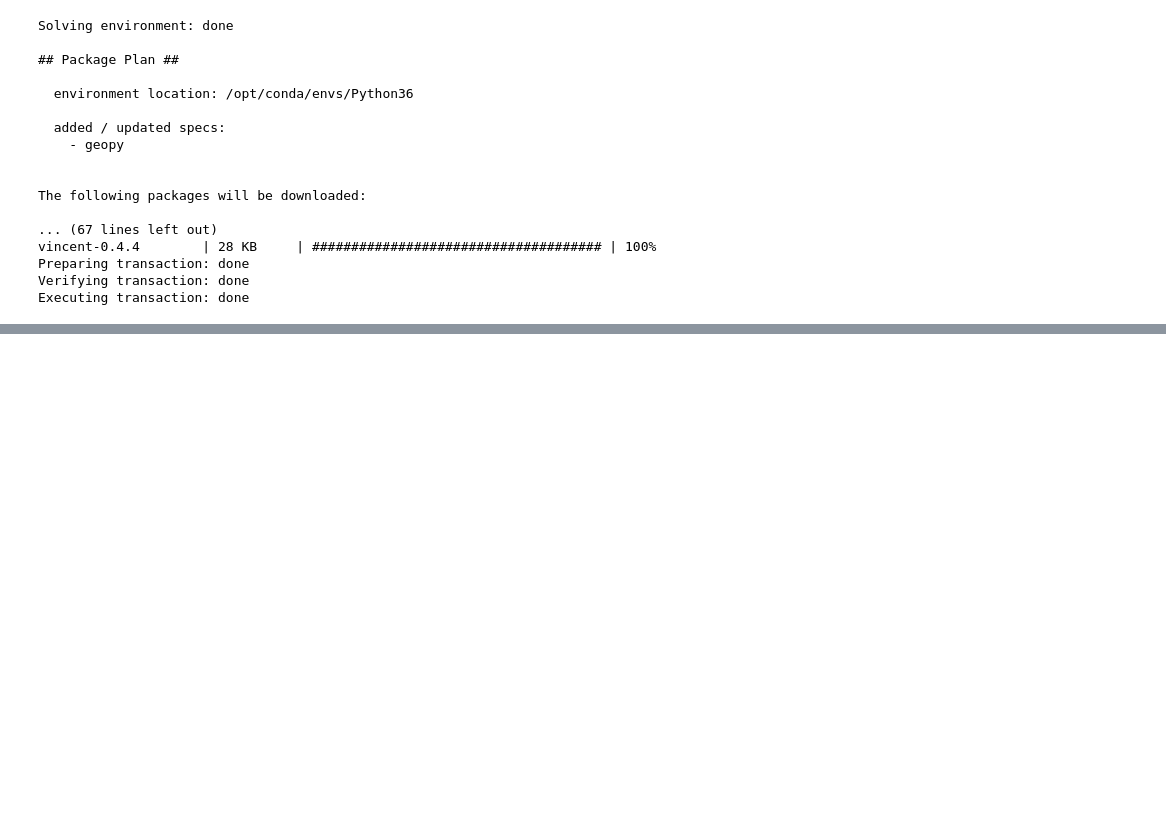
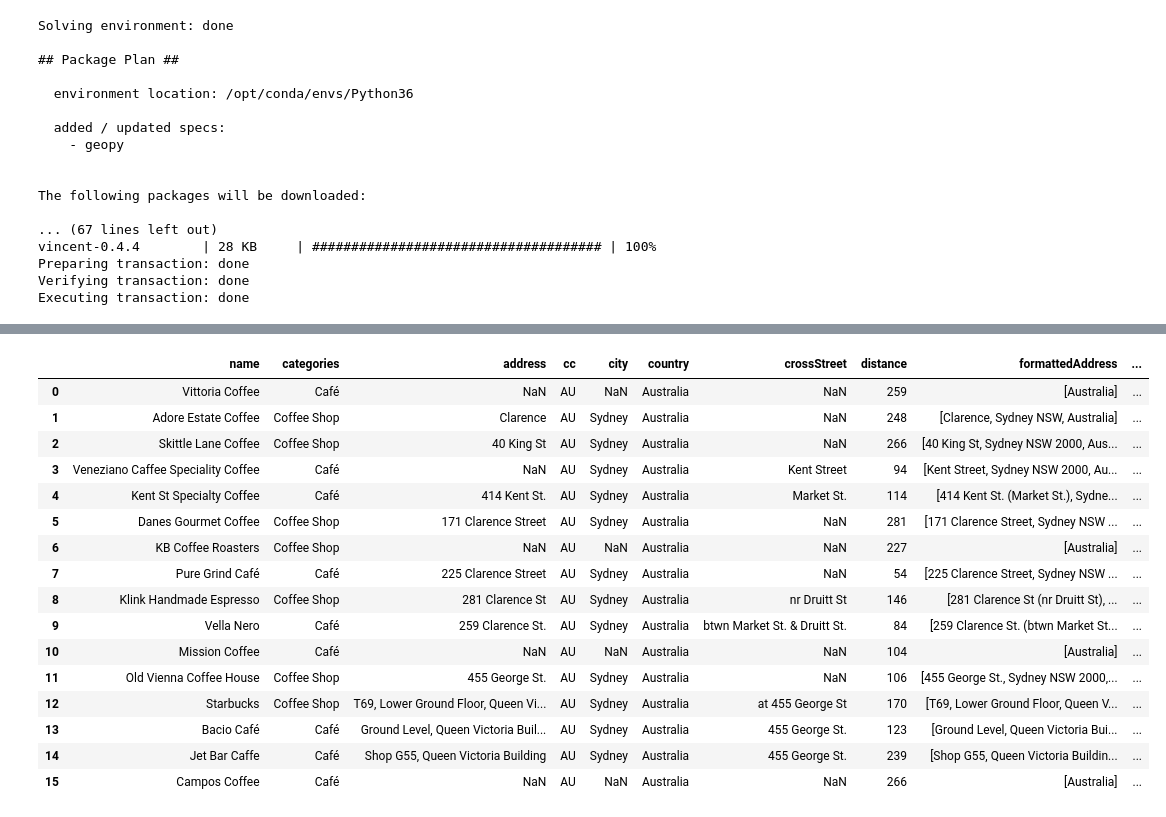
Before and after one commit to larrymanloklai/IBM-Data-Science-Prof-Cert, a Jupyter notebook: Capstone project notebook (final).ipynb, the cells around one changed output, grey strips where cells are left out. Saved outputs shown, nothing was run; the diff lists cells and outputs as text; code cells hidden in the pictures; blank space fills up the shorter version.

```diff
--- a/Capstone project notebook (final).ipynb
+++ b/Capstone project notebook (final).ipynb
@@ -187,0 +302,22 @@ coffee_map
+# %%
+df_filtered.drop(df_filtered.index[[0,1,18,19,20,21,22,23,24,25,26]], inplace = True)
+df_filtered = df_filtered.reset_index(drop=True)
+df_filtered.head(30)
+# %% [output]
+|  | name | categories | address | cc | city | country | crossStreet | distance | formattedAddress | ... |
+| 0 | Vittoria Coffee | Café | NaN | AU | NaN | Australia | NaN | 259 | [Australia] | ... |
+| 1 | Adore Estate Coffee | Coffee Shop | Clarence | AU | Sydney | Australia | NaN | 248 | [Clarence, Sydney NSW, Australia] | ... |
+| 2 | Skittle Lane Coffee | Coffee Shop | 40 King St | AU | Sydney | Australia | NaN | 266 | [40 King St, Sydney NSW 2000, Aus... | ... |
+| 3 | Veneziano Caffee Speciality Coffee | Café | NaN | AU | Sydney | Australia | Kent Street | 94 | [Kent Street, Sydney NSW 2000, Au... | ... |
+| 4 | Kent St Specialty Coffee | Café | 414 Kent St. | AU | Sydney | Australia | Market St. | 114 | [414 Kent St. (Market St.), Sydne... | ... |
+| 5 | Danes Gourmet Coffee | Coffee Shop | 171 Clarence Street | AU | Sydney | Australia | NaN | 281 | [171 Clarence Street, Sydney NSW ... | ... |
+| 6 | KB Coffee Roasters | Coffee Shop | NaN | AU | NaN | Australia | NaN | 227 | [Australia] | ... |
+| 7 | Pure Grind Café | Café | 225 Clarence Street | AU | Sydney | Australia | NaN | 54 | [225 Clarence Street, Sydney NSW ... | ... |
+| 8 | Klink Handmade Espresso | Coffee Shop | 281 Clarence St | AU | Sydney | Australia | nr Druitt St | 146 | [281 Clarence St (nr Druitt St), ... | ... |
+| 9 | Vella Nero | Café | 259 Clarence St. | AU | Sydney | Australia | btwn Market St. & Druitt St. | 84 | [259 Clarence St. (btwn Market St... | ... |
+| 10 | Mission Coffee | Café | NaN | AU | NaN | Australia | NaN | 104 | [Australia] | ... |
+| 11 | Old Vienna Coffee House | Coffee Shop | 455 George St. | AU | Sydney | Australia | NaN | 106 | [455 George St., Sydney NSW 2000,... | ... |
+| 12 | Starbucks | Coffee Shop | T69, Lower Ground Floor, Queen Vi... | AU | Sydney | Australia | at 455 George St | 170 | [T69, Lower Ground Floor, Queen V... | ... |
+| 13 | Bacio Café | Café | Ground Level, Queen Victoria Buil... | AU | Sydney | Australia | 455 George St. | 123 | [Ground Level, Queen Victoria Bui... | ... |
+| 14 | Jet Bar Caffe | Café | Shop G55, Queen Victoria Building | AU | Sydney | Australia | 455 George St. | 239 | [Shop G55, Queen Victoria Buildin... | ... |
+| 15 | Campos Coffee | Café | NaN | AU | NaN | Australia | NaN | 266 | [Australia] | ... |
```
Also changed, not shown: parts of 28 cells of this notebook.
